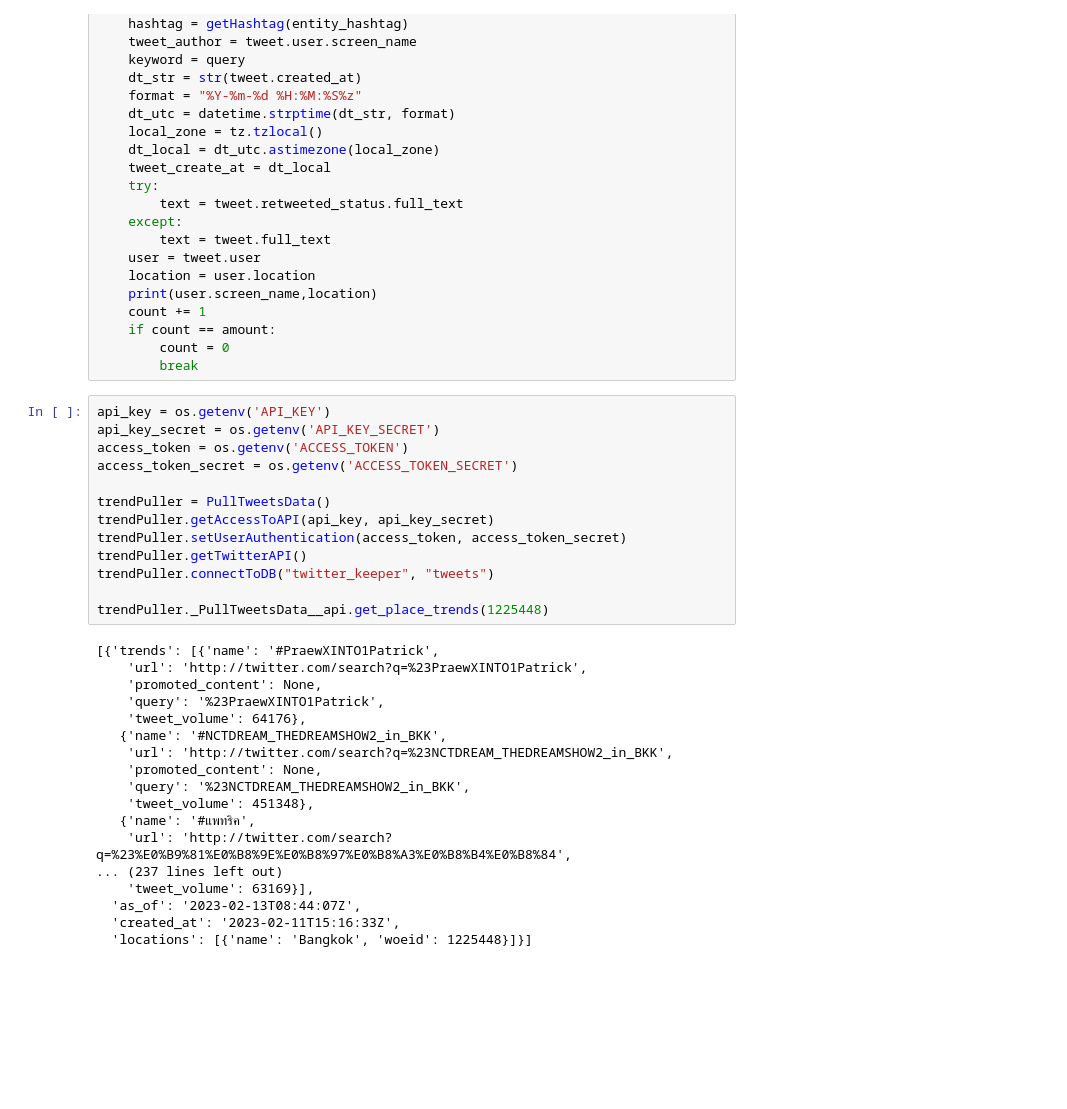
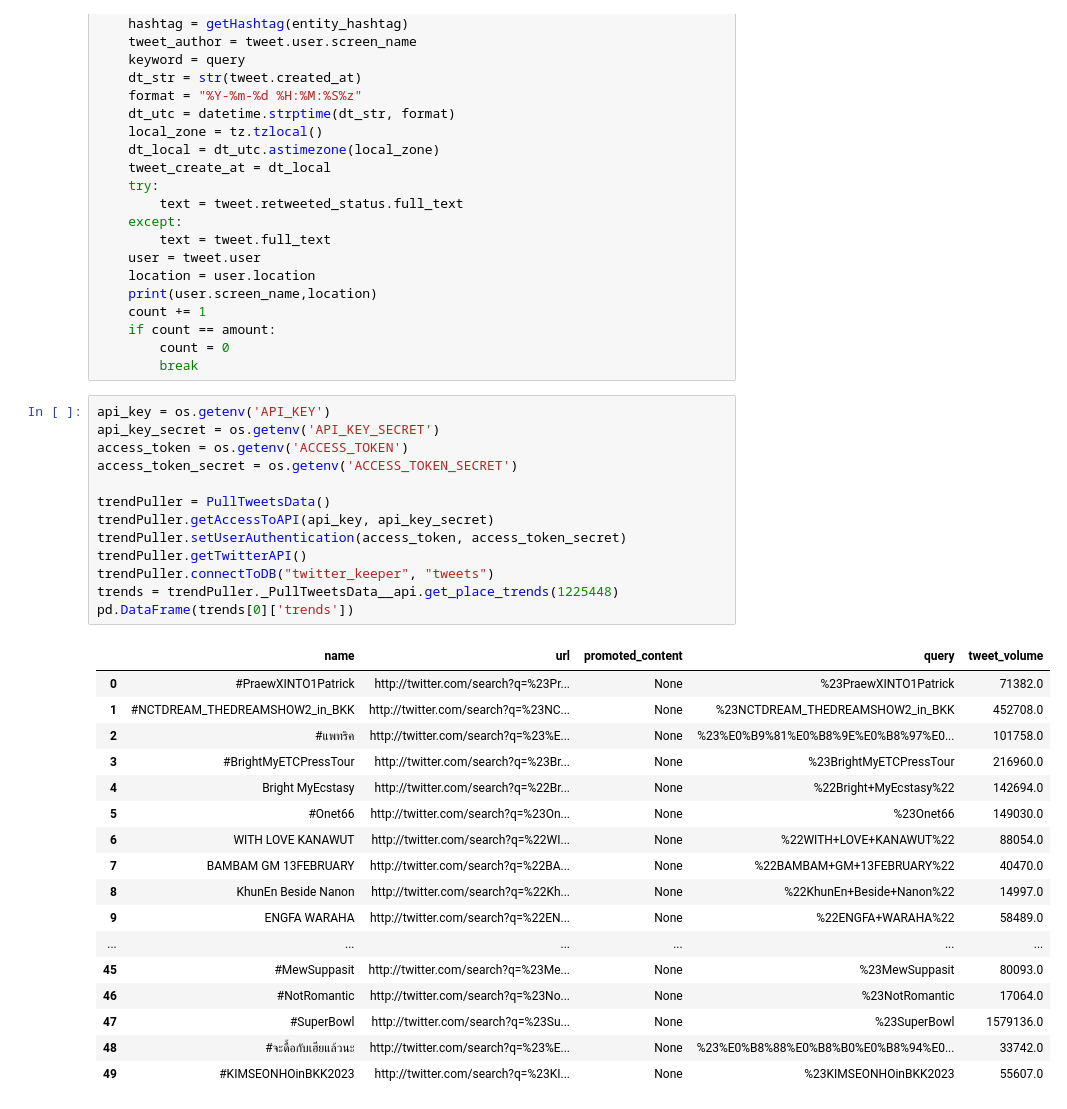
Before and after one commit to sirasit-kmutnb/Software-Development-II, a Jupyter notebook: TwitterKeeper/testMethod.ipynb, the cells around one changed output. Drawn from its saved outputs; the diff is of its cells as text; blank space fills up the shorter version.

```diff
--- a/TwitterKeeper/testMethod.ipynb
+++ b/TwitterKeeper/testMethod.ipynb
@@ -417,31 +417,31 @@ for tweet in tqdm(tweepy.Cursor(api.search_tweets, q=query, count=100,
 # %%
 api_key = os.getenv('API_KEY')
 api_key_secret = os.getenv('API_KEY_SECRET')
 access_token = os.getenv('ACCESS_TOKEN')
 access_token_secret = os.getenv('ACCESS_TOKEN_SECRET')
 
 trendPuller = PullTweetsData()
 trendPuller.getAccessToAPI(api_key, api_key_secret)
 trendPuller.setUserAuthentication(access_token, access_token_secret)
 trendPuller.getTwitterAPI()
 trendPuller.connectToDB("twitter_keeper", "tweets")
-
-trendPuller._PullTweetsData__api.get_place_trends(1225448)
+trends = trendPuller._PullTweetsData__api.get_place_trends(1225448)
+pd.DataFrame(trends[0]['trends'])
 # %% [output]
-[{'trends': [{'name': '#PraewXINTO1Patrick',
-    'url': 'http://twitter.com/search?q=%23PraewXINTO1Patrick',
-    'promoted_content': None,
-    'query': '%23PraewXINTO1Patrick',
-    'tweet_volume': 64176},
-   {'name': '#NCTDREAM_THEDREAMSHOW2_in_BKK',
-    'url': 'http://twitter.com/search?q=%23NCTDREAM_THEDREAMSHOW2_in_BKK',
-    'promoted_content': None,
-    'query': '%23NCTDREAM_THEDREAMSHOW2_in_BKK',
-    'tweet_volume': 451348},
-   {'name': '#แพทริค',
-    'url': 'http://twitter.com/search?q=%23%E0%B9%81%E0%B8%9E%E0%B8%97%E0%B8%A3%E0%B8%B4%E0%B8%84',
-... (237 lines left out)
-    'tweet_volume': 63169}],
-  'as_of': '2023-02-13T08:44:07Z',
-  'created_at': '2023-02-11T15:16:33Z',
-  'locations': [{'name': 'Bangkok', 'woeid': 1225448}]}]
+|  | name | url | promoted_content | query | tweet_volume |
+| 0 | #PraewXINTO1Patrick | http://twitter.com/search?q=%23Pr... | None | %23PraewXINTO1Patrick | 71382.0 |
+| 1 | #NCTDREAM_THEDREAMSHOW2_in_BKK | http://twitter.com/search?q=%23NC... | None | %23NCTDREAM_THEDREAMSHOW2_in_BKK | 452708.0 |
+| 2 | #แพทริค | http://twitter.com/search?q=%23%E... | None | %23%E0%B9%81%E0%B8%9E%E0%B8%97%E0... | 101758.0 |
+| 3 | #BrightMyETCPressTour | http://twitter.com/search?q=%23Br... | None | %23BrightMyETCPressTour | 216960.0 |
+| 4 | Bright MyEcstasy | http://twitter.com/search?q=%22Br... | None | %22Bright+MyEcstasy%22 | 142694.0 |
+| 5 | #Onet66 | http://twitter.com/search?q=%23On... | None | %23Onet66 | 149030.0 |
+| 6 | WITH LOVE KANAWUT | http://twitter.com/search?q=%22WI... | None | %22WITH+LOVE+KANAWUT%22 | 88054.0 |
+| 7 | BAMBAM GM 13FEBRUARY | http://twitter.com/search?q=%22BA... | None | %22BAMBAM+GM+13FEBRUARY%22 | 40470.0 |
+| 8 | KhunEn Beside Nanon | http://twitter.com/search?q=%22Kh... | None | %22KhunEn+Beside+Nanon%22 | 14997.0 |
+| 9 | ENGFA WARAHA | http://twitter.com/search?q=%22EN... | None | %22ENGFA+WARAHA%22 | 58489.0 |
+| ... | ... | ... | ... | ... | ... |
+| 45 | #MewSuppasit | http://twitter.com/search?q=%23Me... | None | %23MewSuppasit | 80093.0 |
+| 46 | #NotRomantic | http://twitter.com/search?q=%23No... | None | %23NotRomantic | 17064.0 |
+| 47 | #SuperBowl | http://twitter.com/search?q=%23Su... | None | %23SuperBowl | 1579136.0 |
+| 48 | #จะดื้อกับเฮียแล้วนะ | http://twitter.com/search?q=%23%E... | None | %23%E0%B8%88%E0%B8%B0%E0%B8%94%E0... | 33742.0 |
+| 49 | #KIMSEONHOinBKK2023 | http://twitter.com/search?q=%23KI... | None | %23KIMSEONHOinBKK2023 | 55607.0 |
```
